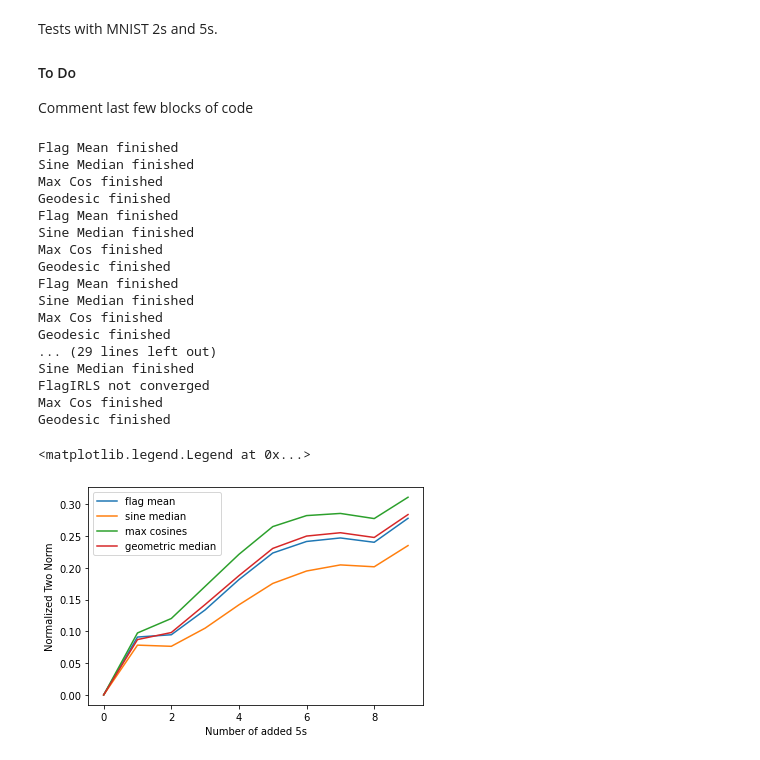
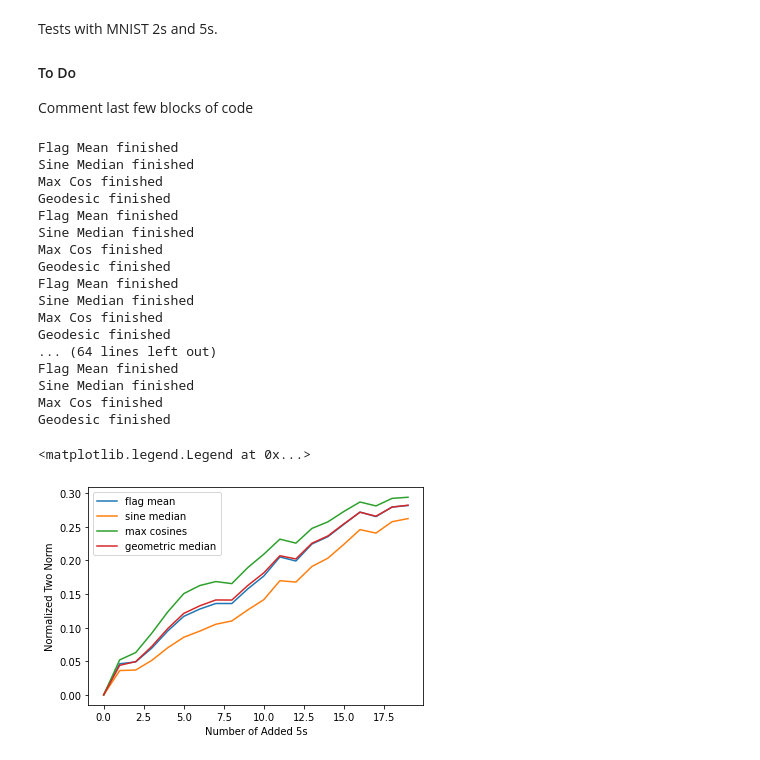
Before and after one commit to nmank/FlagIRLS, a Jupyter notebook: MNIST.ipynb, the cells around one changed output. Drawn from its saved outputs; the diff is of its cells as text; code cells hidden in the pictures.

```diff
--- a/MNIST.ipynb
+++ b/MNIST.ipynb
@@ -195,8 +195,10 @@ def plot_results(title, Ys, plot_k, n2s, n5s):
         ii+=1
 # %%
 
+
+
 k = 1 #Gr(k,n)
-num_samples2 = 10 #number of samples of the 2 digit
+num_samples2 = 20 #number of samples of the 2 digit
 n_its = 20 #number of iterations for FlagIRLS
 seed = 1 #for initialization
 incr = 1 #samples 5s from 0 to num_samples2 in increments of incr
@@ -240,36 +242,36 @@ Flag Mean finished
 Sine Median finished
 Max Cos finished
 Geodesic finished
-... (29 lines left out)
+... (64 lines left out)
+Flag Mean finished
 Sine Median finished
-FlagIRLS not converged
 Max Cos finished
 Geodesic finished
 # %%
 num_tests = num_samples2//incr
 #differences from 0
 flagmean_diffs = []
 sin_medians_diffs = []
 max_cosines_diffs = []
 geo_medians_diffs = []
 for ii in range(num_tests):
     flagmean_diffs.append(np.linalg.norm(flagmeans[ii] - flagmeans[0])/np.linalg.norm(flagmeans[0]))
 
     sin_medians_diffs.append(np.linalg.norm(sin_medians[ii] - sin_medians[0])/np.linalg.norm(sin_medians[0]))
 
     max_cosines_diffs.append(np.linalg.norm(max_cosines[ii] - max_cosines[0])/np.linalg.norm(max_cosines[0]))
 
 
     geo_medians_diffs.append(np.linalg.norm(geo_medians[ii] - geo_medians[0])/np.linalg.norm(geo_medians[0]))
 
 xs = [i for i in range(0,num_samples2,incr)]
 plt.plot(xs, flagmean_diffs, label = 'flag mean')
 plt.plot(xs, sin_medians_diffs, label = 'sine median')
 plt.plot(xs, max_cosines_diffs, label = 'max cosines')
 plt.plot(xs, geo_medians_diffs, label = 'geometric median')
-plt.xlabel('Number of added 5s')
+plt.xlabel('Number of Added 5s')
 plt.ylabel('Normalized Two Norm')
 plt.legend()
 # %% [output]
 <matplotlib.legend.Legend at 0x...>
-[figure, old version]
+[figure, new version]
```
Also changed, not shown: parts of 15 cells of this notebook, 2 other files.
